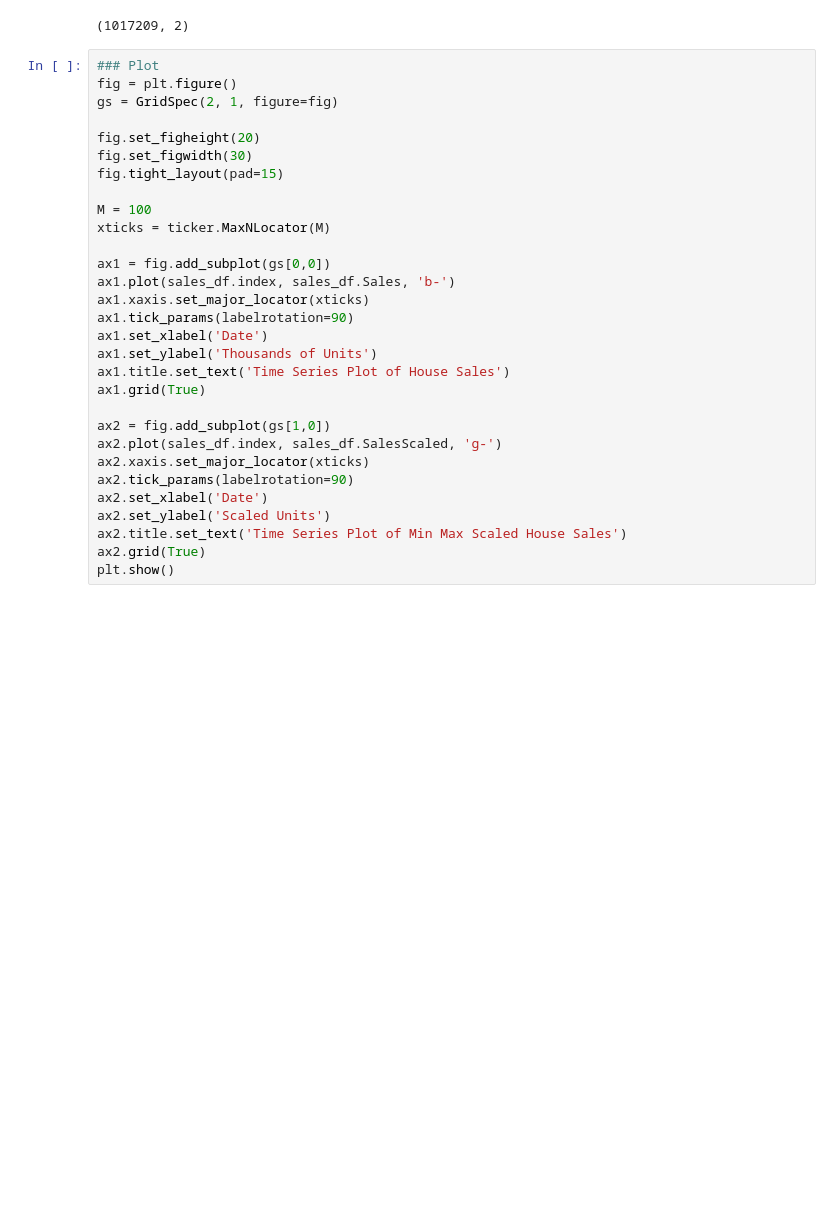
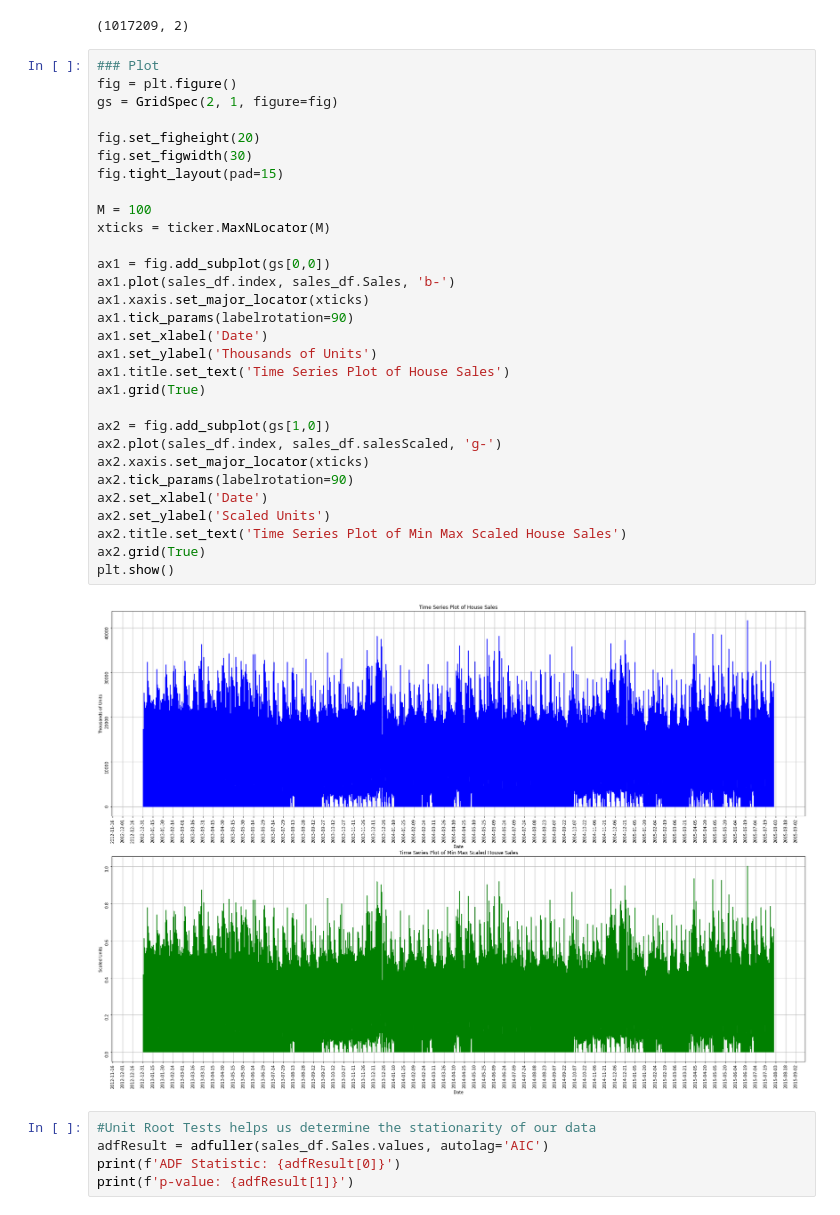
Before and after one commit to ProgrammingOperative/Pharmaceutical-Sales-Prediction, a Jupyter notebook: notebooks/Deep Learning.ipynb, the cells around one changed output. Drawn from its saved outputs; the diff is of its cells as text; blank space fills up the shorter version.

Commit message:
determining stationarity

```diff
--- a/notebooks/Deep Learning.ipynb
+++ b/notebooks/Deep Learning.ipynb
@@ -79,30 +79,37 @@ sales_df.shape
 # %%
 ### Plot
 fig = plt.figure()
 gs = GridSpec(2, 1, figure=fig)
 
 fig.set_figheight(20)
 fig.set_figwidth(30)
 fig.tight_layout(pad=15)
 
 M = 100
 xticks = ticker.MaxNLocator(M)
 
 ax1 = fig.add_subplot(gs[0,0])
 ax1.plot(sales_df.index, sales_df.Sales, 'b-')
 ax1.xaxis.set_major_locator(xticks)
 ax1.tick_params(labelrotation=90)
 ax1.set_xlabel('Date')
 ax1.set_ylabel('Thousands of Units')
 ax1.title.set_text('Time Series Plot of House Sales')
 ax1.grid(True)
 
 ax2 = fig.add_subplot(gs[1,0])
-ax2.plot(sales_df.index, sales_df.SalesScaled, 'g-')
+ax2.plot(sales_df.index, sales_df.salesScaled, 'g-')
 ax2.xaxis.set_major_locator(xticks)
 ax2.tick_params(labelrotation=90)
 ax2.set_xlabel('Date')
 ax2.set_ylabel('Scaled Units')
 ax2.title.set_text('Time Series Plot of Min Max Scaled House Sales')
 ax2.grid(True)
 plt.show()
+# %% [output]
+[figure, added]
+# %%
+#Unit Root Tests helps us determine the stationarity of our data
+adfResult = adfuller(sales_df.Sales.values, autolag='AIC')
+print(f'ADF Statistic: {adfResult[0]}')
+print(f'p-value: {adfResult[1]}')
```
Also changed, not shown: 1 other file.
